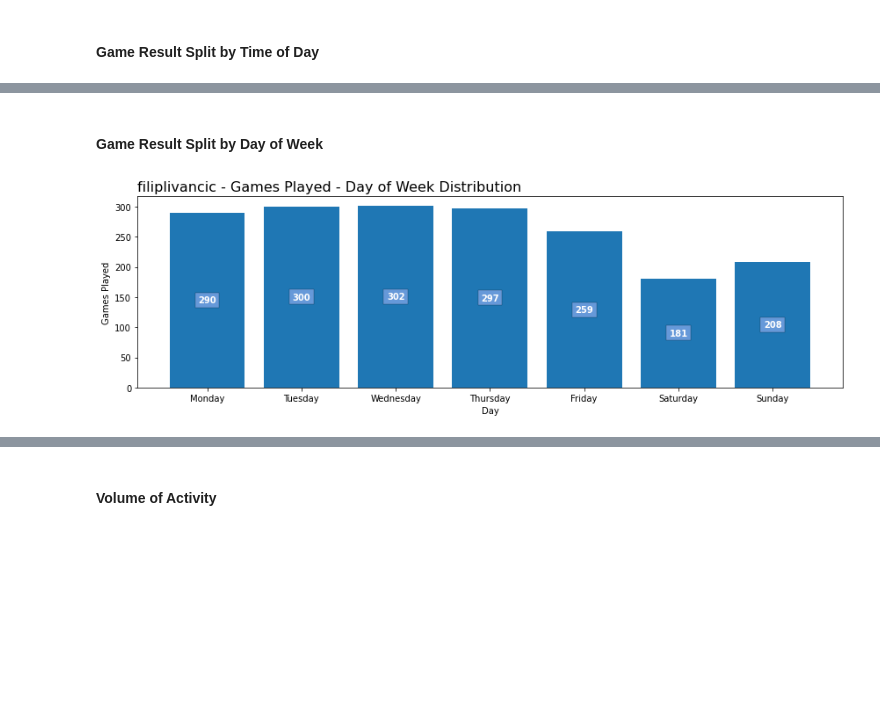
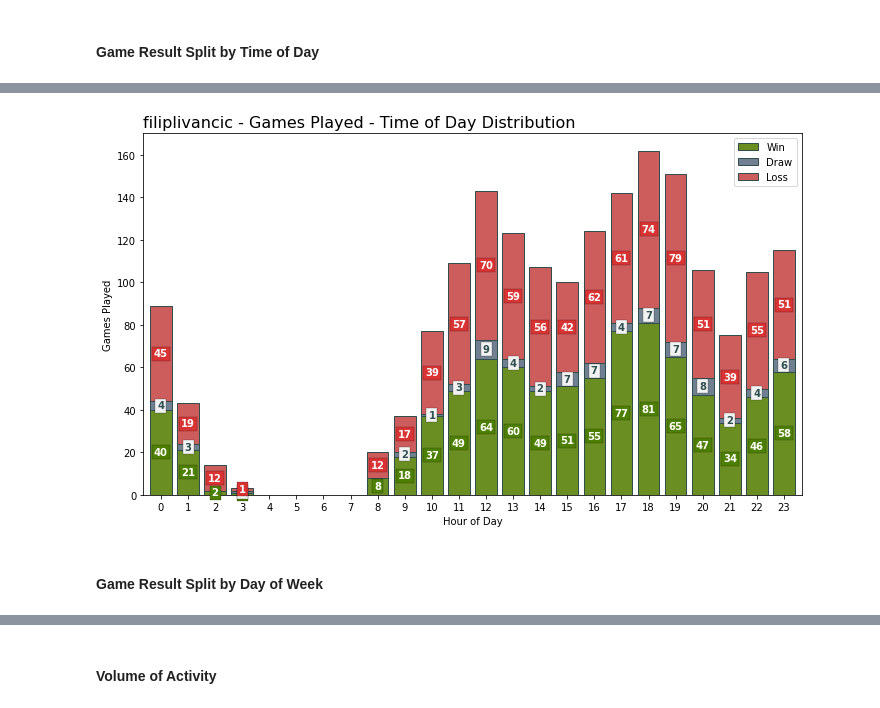
Before and after one commit to Filpill/chess_analysis, a Jupyter notebook: chess_analysis_v2.ipynb, the cells around one changed output, grey strips where cells are left out. Drawn from its saved outputs; the diff is of its cells as text; code cells hidden in the pictures; blank space fills up the shorter version.

```diff
--- a/chess_analysis_v2.ipynb
+++ b/chess_analysis_v2.ipynb
@@ -454,3 +480,26 @@ plt.savefig('charts/time_of_day.png',edgecolor='darkslategrey',dpi=150)
+# %%
+#Plotting Table
+fig, ax = plt.subplots(figsize=(10,6))
+# ax.bar(df_time['Hour'],df_time['Games'])
+df_time_winLossDraw.plot(kind='bar',ax=ax,stacked=True, color=['olivedrab','slategrey','indianred'],width=0.8,edgecolor='darkslategrey')
+ax.set_title(f'{player} - Games Played - Time of Day Distribution',loc='left',fontsize=16)
+ax.set_xlabel('Hour of Day', fontsize = 10)
+ax.set_ylabel('Games Played', fontsize=10)
+plt.xticks(rotation=0)
+
+#Setting a backround color
+fig.set_facecolor('white')
+
+#Text Annotations
+open_annotation(df_time_winLossDraw,'Win',ax,win_offset_list)
+open_annotation(df_time_winLossDraw,'Draw',ax,draw_offset_list)
+open_annotation(df_time_winLossDraw,'Loss',ax,loss_offset_list)
+plt.tight_layout()
+
+
+plt.savefig('charts/time_of_day.png',edgecolor='darkslategrey',dpi=150)
+# %% [output]
+[figure, added]
 # %% [markdown]
 #### Game Result Split by Day of Week
 # %%
@@ -467,22 +516,12 @@ dayName_list = [
 dayName_table = pd.DataFrame(dayName_list,columns={'Day Name'})
 
 #Grouping data and performing right join to fill in potential gaps for the dims
-df_day_name = df_blitz.groupby(['Day Name'])['rated'].count().reset_index(name='Games')
-df_day_name = pd.merge(df_day_name,dayName_table,on='Day Name',how='right')
+df_day_name = df_blitz.groupby(['Day Name','Game Result'])['rated'].count().reset_index(name='Games')
+df_day_name = df_day_name.pivot(index='Day Name',columns=['Game Result'],values='Games')
+df_day_name = pd.merge(df_day_name,dayName_table,on='Day Name',how='right').fillna(0)
 
-fig, ax = plt.subplots(figsize=(12,4))
-ax.bar(df_day_name['Day Name'],df_day_name['Games'])
-ax.set_title(f'{player} - Games Played - Day of Week Distribution',loc='left',fontsize=16)
-ax.set_xlabel('Day', fontsize = 10)
-ax.set_ylabel('Games Played', fontsize=10)
-plt.tight_layout()
+#Creating a Table to split by result category in chart
+df_day_name_winLossDraw = df_day_name[['Day Name','Win','Draw','Loss']]
 
-#Setting a backround color
-fig.set_facecolor('white')
-
-#Text Annotations
-chart_annotation(df_day_name,'Games',ax,'bar')
-
-plt.savefig('charts/day_of_week.png',edgecolor='darkslategrey',dpi=150)
+#Creating Offsets for Labels
+[win_offset_list,draw_offset_list,loss_offset_list] = offsets(df_day_name_winLossDraw)
-# %% [output]
-[figure, removed]
```
Also changed, not shown: parts of 16 cells of this notebook, 12 other files.
